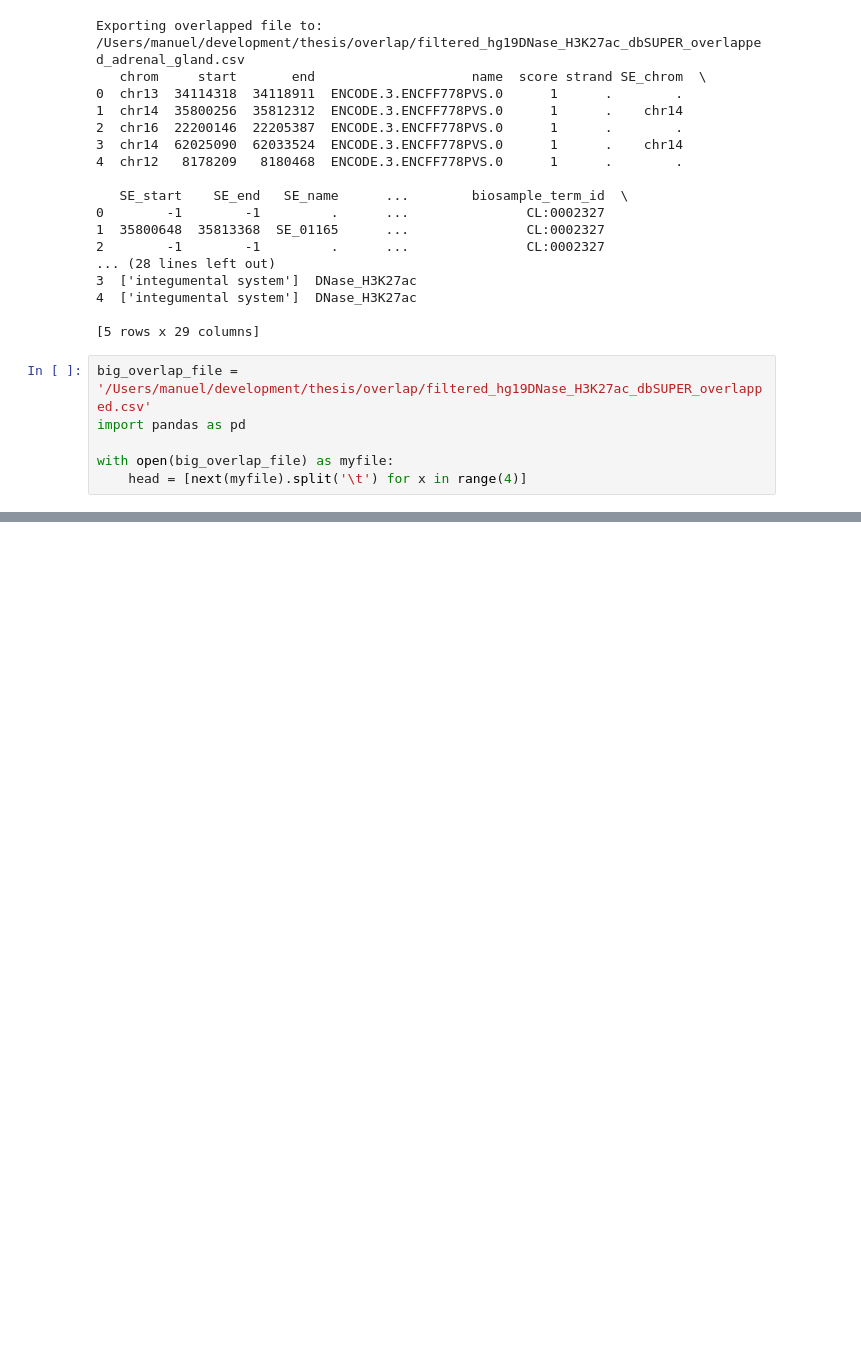
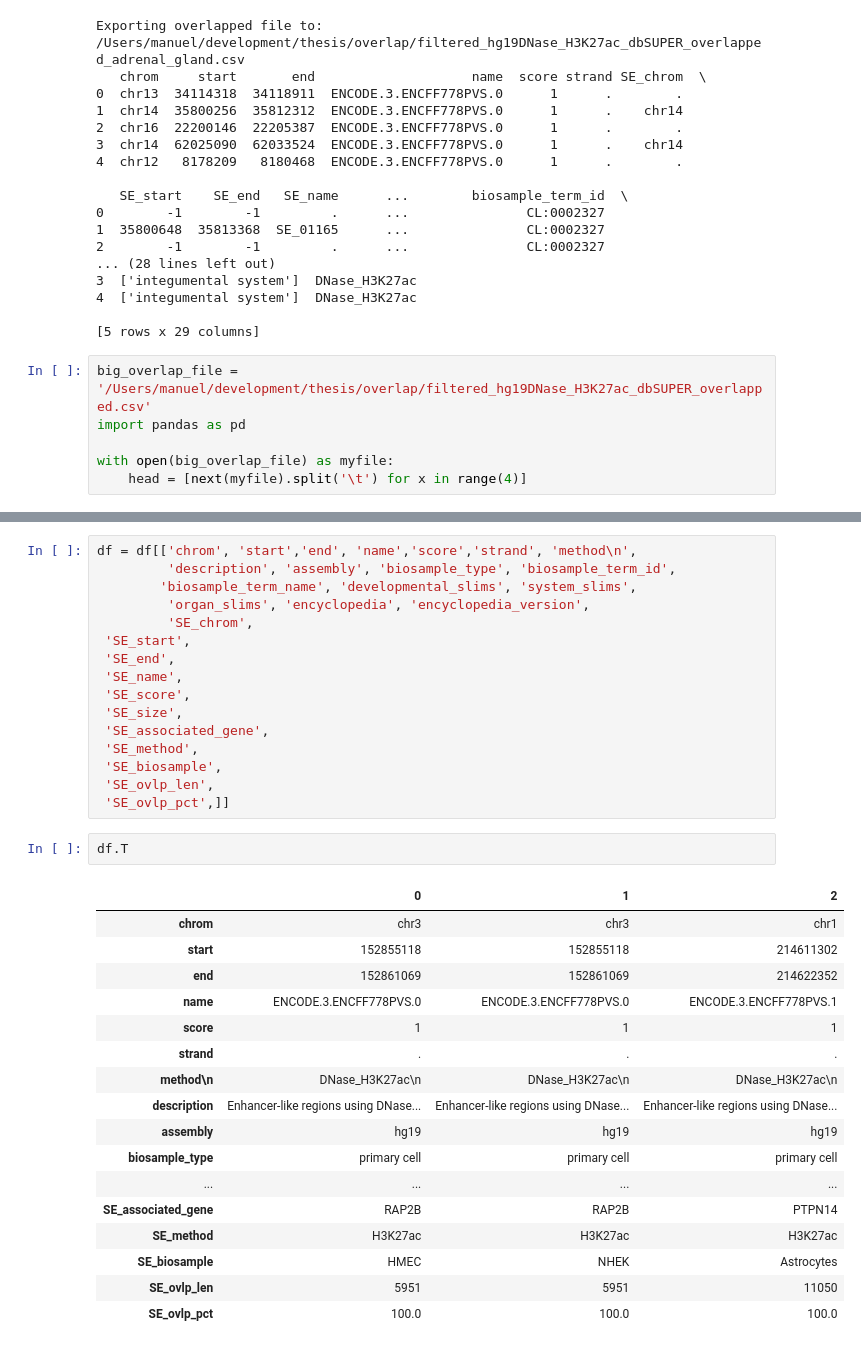
Before and after one commit to mvanzetti/thesis, a Jupyter notebook: notebooks/Encode overlapper analysis.ipynb, the cells around one changed output, grey strips where cells are left out. Drawn from its saved outputs; the diff is of its cells as text; blank space fills up the shorter version.

```diff
--- a/notebooks/Encode overlapper analysis.ipynb
+++ b/notebooks/Encode overlapper analysis.ipynb
@@ -219,0 +240,36 @@ df.T
+# %%
+df = df[['chrom', 'start','end', 'name','score','strand', 'method\n',
+         'description', 'assembly', 'biosample_type', 'biosample_term_id',
+        'biosample_term_name', 'developmental_slims', 'system_slims',
+         'organ_slims', 'encyclopedia', 'encyclopedia_version',
+         'SE_chrom',
+ 'SE_start',
+ 'SE_end',
+ 'SE_name',
+ 'SE_score',
+ 'SE_size',
+ 'SE_associated_gene',
+ 'SE_method',
+ 'SE_biosample',
+ 'SE_ovlp_len',
+ 'SE_ovlp_pct',]]
+# %%
+df.T
+# %% [output]
+|  | 0 | 1 | 2 |
+| chrom | chr3 | chr3 | chr1 |
+| start | 152855118 | 152855118 | 214611302 |
+| end | 152861069 | 152861069 | 214622352 |
+| name | ENCODE.3.ENCFF778PVS.0 | ENCODE.3.ENCFF778PVS.0 | ENCODE.3.ENCFF778PVS.1 |
+| score | 1 | 1 | 1 |
+| strand | . | . | . |
+| method\n | DNase_H3K27ac\n | DNase_H3K27ac\n | DNase_H3K27ac\n |
+| description | Enhancer-like regions using DNase... | Enhancer-like regions using DNase... | Enhancer-like regions using DNase... |
+| assembly | hg19 | hg19 | hg19 |
+| biosample_type | primary cell | primary cell | primary cell |
+| ... | ... | ... | ... |
+| SE_associated_gene | RAP2B | RAP2B | PTPN14 |
+| SE_method | H3K27ac | H3K27ac | H3K27ac |
+| SE_biosample | HMEC | NHEK | Astrocytes |
+| SE_ovlp_len | 5951 | 5951 | 11050 |
+| SE_ovlp_pct | 100.0 | 100.0 | 100.0 |
```
Also changed, not shown: parts of 2 cells of this notebook, 16 other files.
